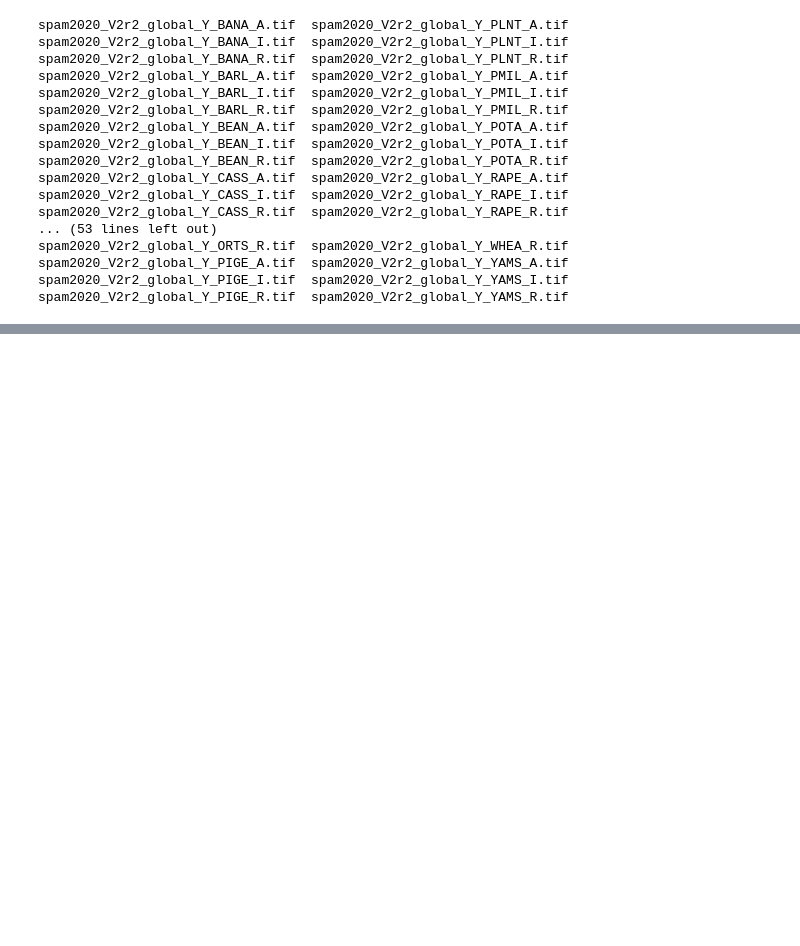
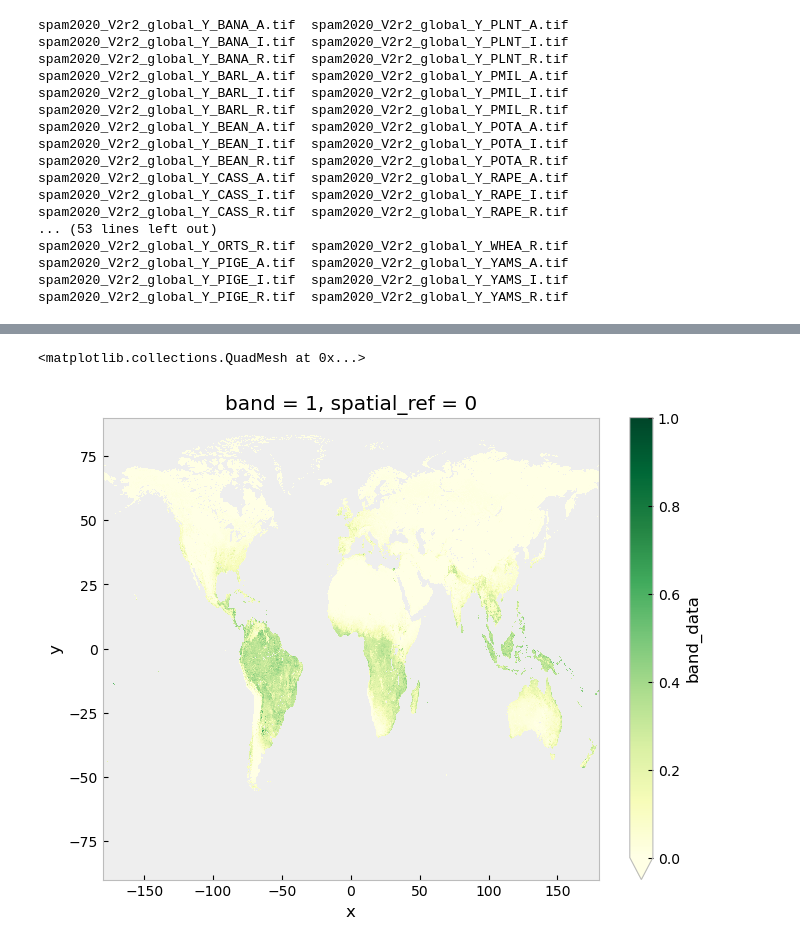
Before and after one commit to Shrad-Shukla1/crop_yield_forecasting, a Jupyter notebook: code/notebook/downscale_yield_with_SIF.ipynb, the cells around one changed output, grey strips where cells are left out. Cells and saved outputs as stored; diff of their text form; code cells hidden in the pictures; blank space fills up the shorter version.

```diff
--- a/code/notebook/downscale_yield_with_SIF.ipynb
+++ b/code/notebook/downscale_yield_with_SIF.ipynb
@@ -326,0 +364,8 @@ spam2020_V2r2_global_Y_PIGE_R.tif  spam2020_V2r2_global_Y_YAMS_R.tif
+# %%
+tiff = xr.open_dataset('/home/chc-shrad/DATA/SIF/GOSIF_v2/tiff/GOSIF_v2/monthly/GOSIF_2000.M03.tif', engine='rasterio')
+# %%
+da = tiff['band_data'].isel(band=0)*0.0001
+da.where(da < 2, other=np.nan).plot(vmin=0, vmax=1, cmap='YlGn', figsize=(8, 6))
+# %% [output]
+<matplotlib.collections.QuadMesh at 0x...>
+[figure, added]
```
Also changed, not shown: parts of 5 cells of this notebook, 1 other file.
